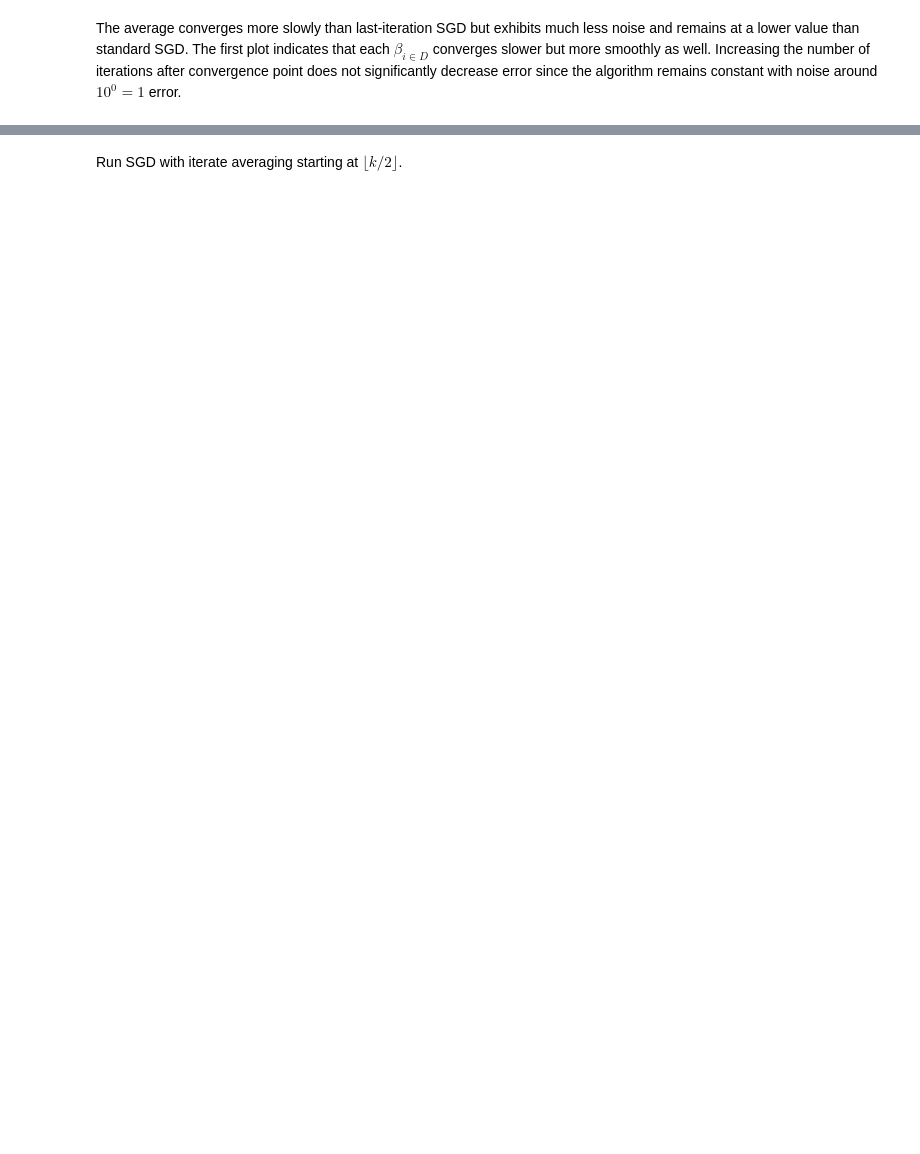
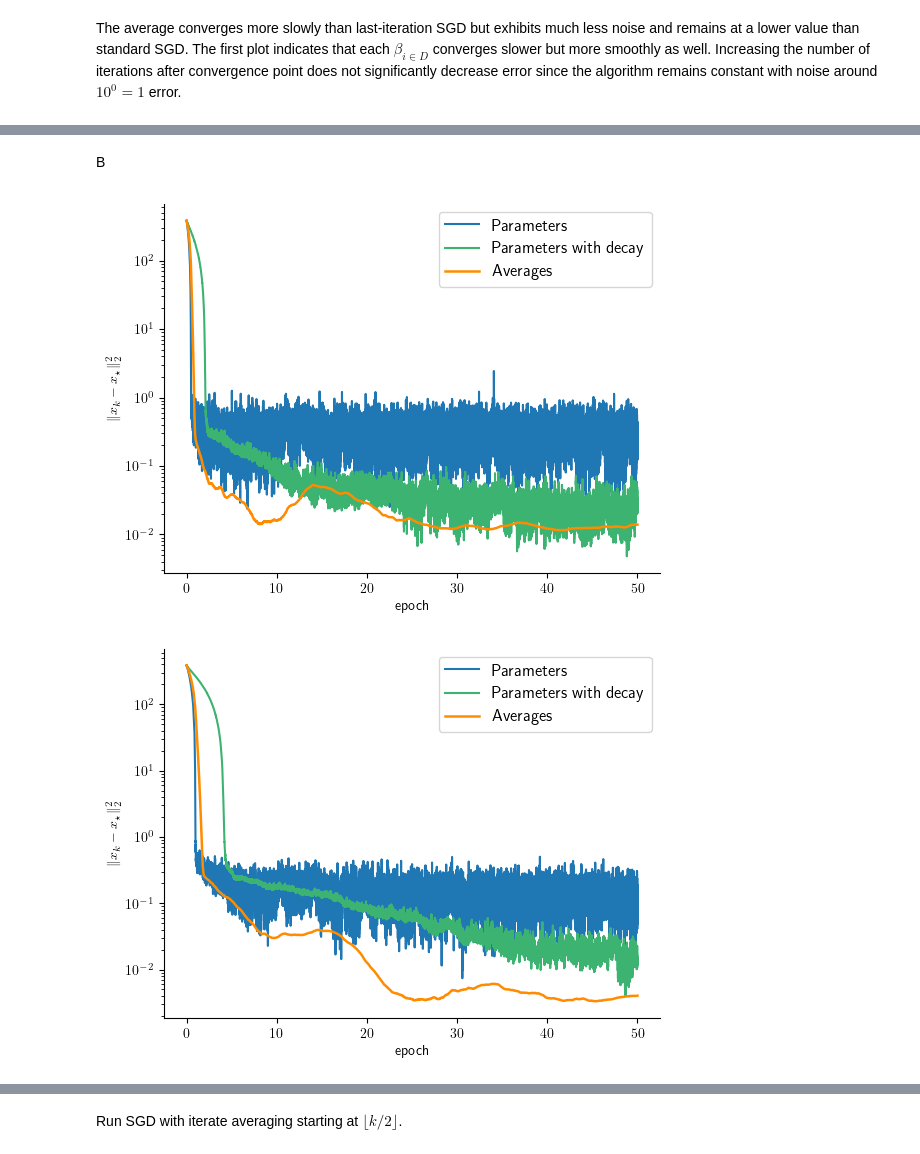
Before and after one commit to EfimSo/SGD, a Jupyter notebook: SGD.ipynb, the cells around one changed output, grey strips where cells are left out. Cells and saved outputs as stored; diff of their text form; code cells hidden in the pictures; blank space fills up the shorter version.

```diff
--- a/SGD.ipynb
+++ b/SGD.ipynb
@@ -138,0 +166,11 @@ The average converges more slowly than last-iteration SGD but exhibits much less
+# %% [markdown]
+B
+# %%
+epochs = 50
+for i in [5, 10, 20, 30]:
+    paramiters, paramiters_averaged = run_SGD(grad_sgd_loss, epochs, init_param, init_stepsize, stepsize_decayrate, i, N)
+    paramiters_dec, _ = run_SGD(grad_sgd_loss, epochs, init_param, init_stepsize, 0.2, i, N)
+    _ = plot_iterates_and_squared_errors_dec(paramiters, paramiters_averaged, paramiters_dec, true_beta, opt_param, 0, epochs, N, i) #, ax1, ax2, i)
+# %% [output]
+[figure, added]
+[figure, added]
```
Also changed, not shown: parts of 13 cells of this notebook, 7 other files.
